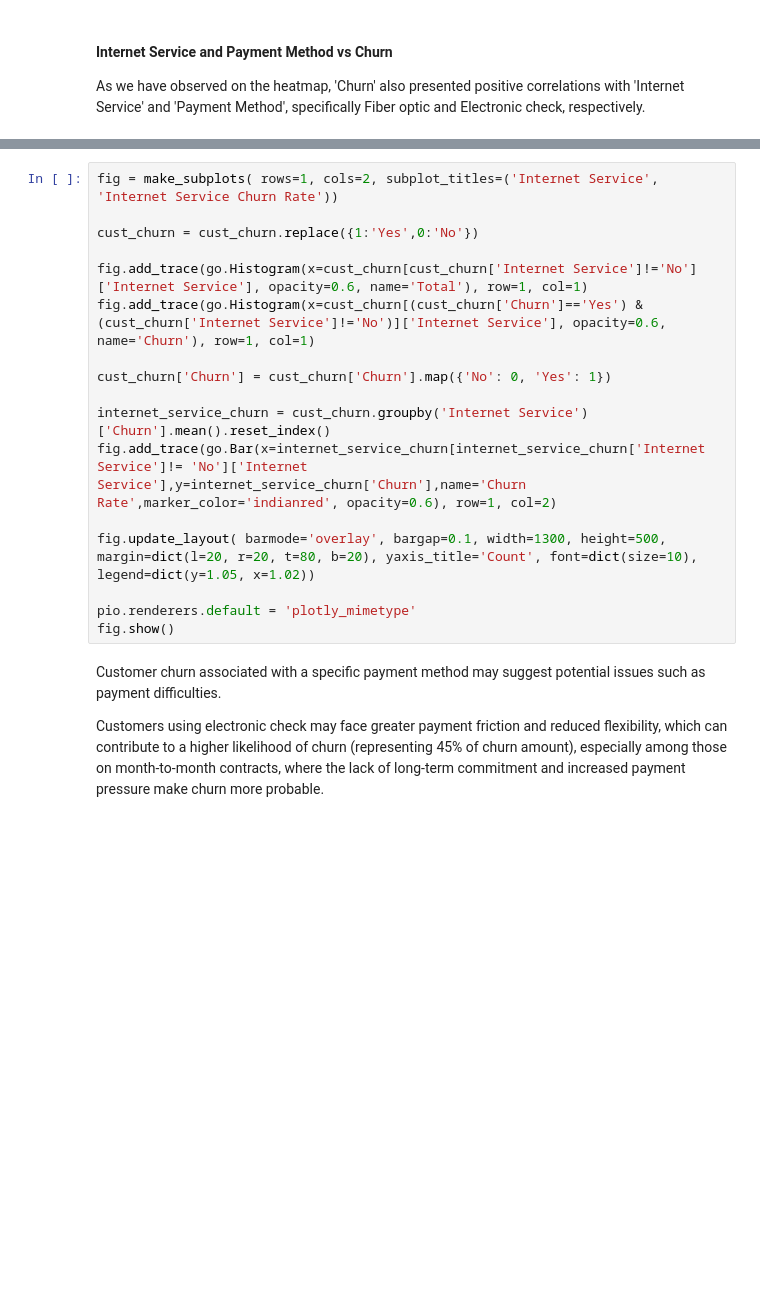
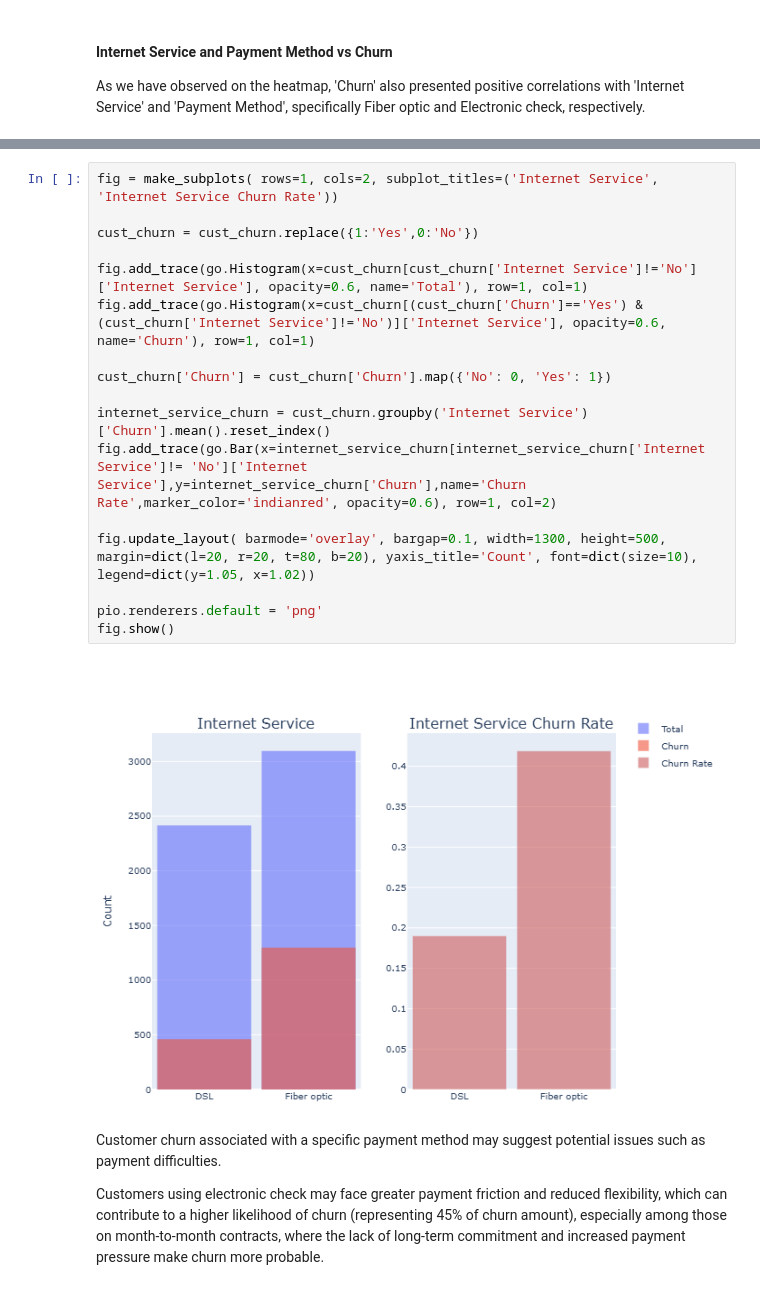
Before and after one commit to suellen-vieira/ml-logistic-regression, a Jupyter notebook: notebooks/customer_churn_prediction.ipynb, the cells around one changed output, grey strips where cells are left out. Cells and saved outputs as stored; diff of their text form; blank space fills up the shorter version.

```diff
--- a/notebooks/customer_churn_prediction.ipynb
+++ b/notebooks/customer_churn_prediction.ipynb
@@ -482,20 +488,22 @@ fig.show()
 # %%
 fig = make_subplots( rows=1, cols=2, subplot_titles=('Internet Service', 'Internet Service Churn Rate'))
 
 cust_churn = cust_churn.replace({1:'Yes',0:'No'})
 
 fig.add_trace(go.Histogram(x=cust_churn[cust_churn['Internet Service']!='No']['Internet Service'], opacity=0.6, name='Total'), row=1, col=1)
 fig.add_trace(go.Histogram(x=cust_churn[(cust_churn['Churn']=='Yes') & (cust_churn['Internet Service']!='No')]['Internet Service'], opacity=0.6, name='Churn'), row=1, col=1)
 
 cust_churn['Churn'] = cust_churn['Churn'].map({'No': 0, 'Yes': 1})
 
 internet_service_churn = cust_churn.groupby('Internet Service')['Churn'].mean().reset_index()
 fig.add_trace(go.Bar(x=internet_service_churn[internet_service_churn['Internet Service']!= 'No']['Internet Service'],y=internet_service_churn['Churn'],name='Churn Rate',marker_color='indianred', opacity=0.6), row=1, col=2)
 
 fig.update_layout( barmode='overlay', bargap=0.1, width=1300, height=500, margin=dict(l=20, r=20, t=80, b=20), yaxis_title='Count', font=dict(size=10), legend=dict(y=1.05, x=1.02))
 
-pio.renderers.default = 'plotly_mimetype'
+pio.renderers.default = 'png'
 fig.show()
+# %% [output]
+[figure, added]
 # %% [markdown]
 Customer churn associated with a specific payment method may suggest potential issues such as payment difficulties.
 
```
Also changed, not shown: parts of 8 cells of this notebook.
